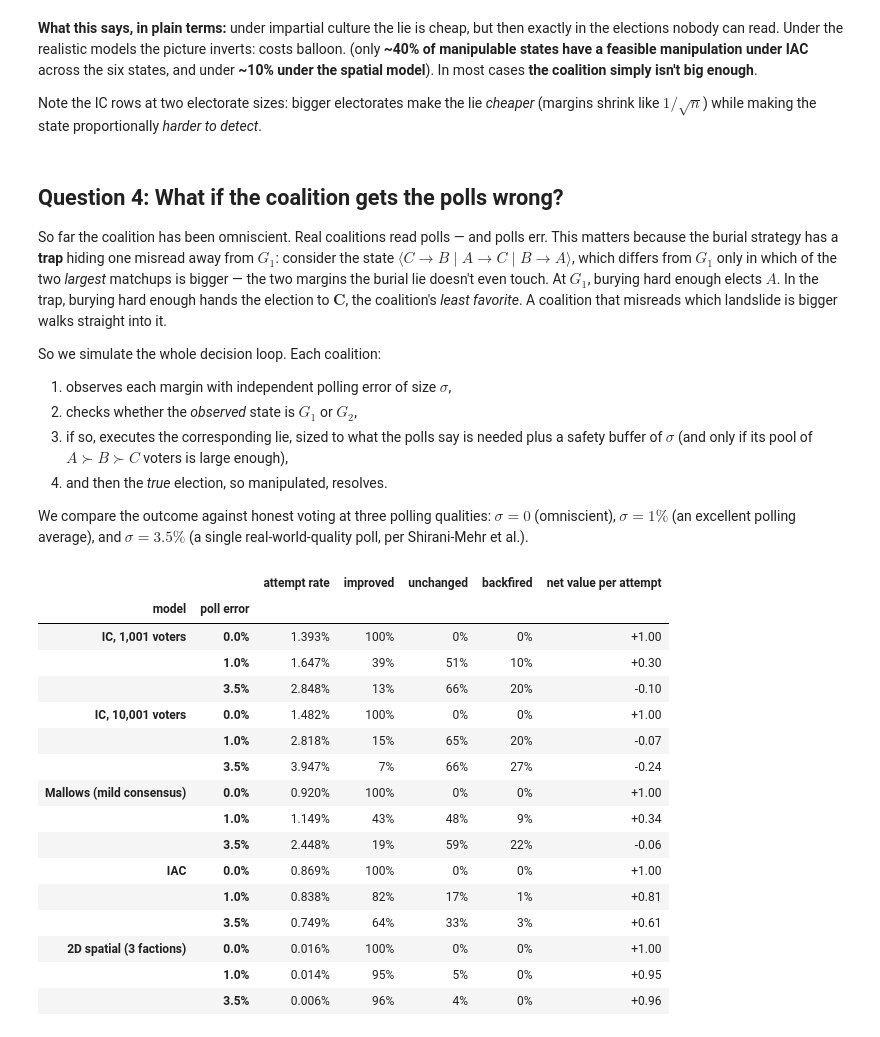
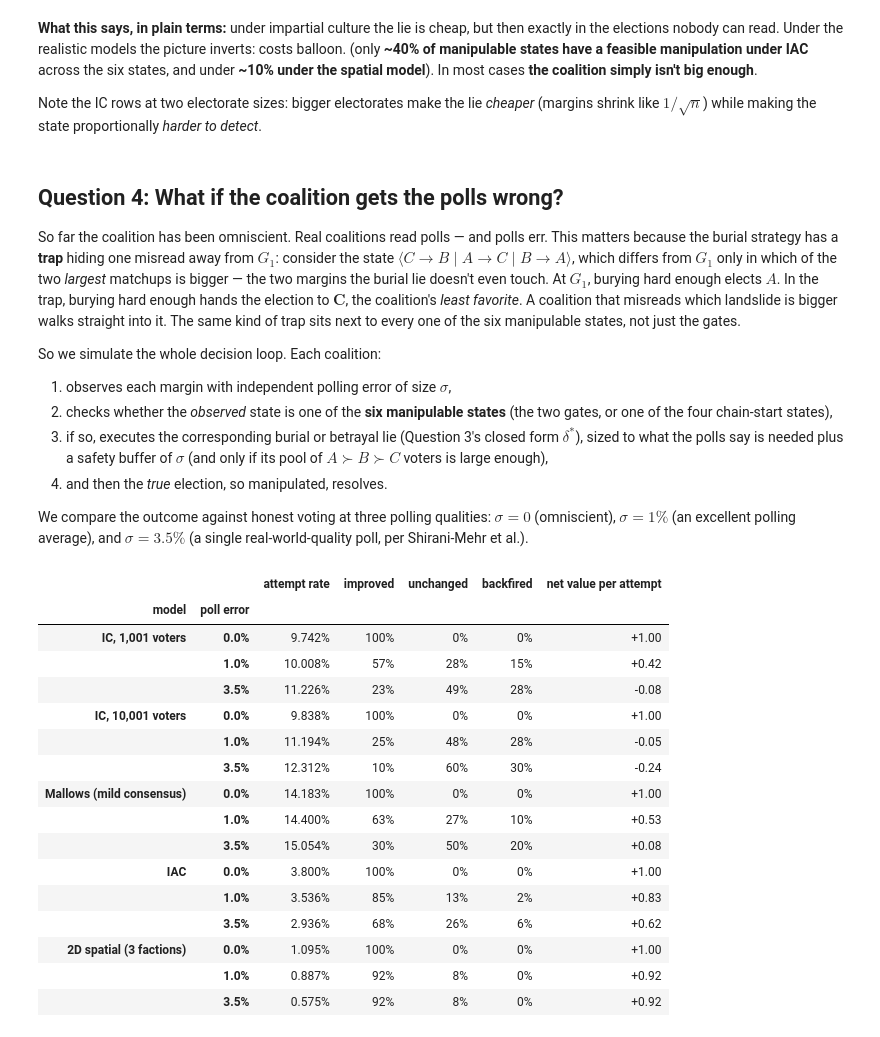
Before and after one commit to eigentaylor/eigentaylor.github.io, a Jupyter notebook: assets/jupyter/better_choices_simulations.ipynb, the cells around one changed output. Drawn from its saved outputs; the diff is of its cells as text; code cells hidden in the pictures.

```diff
--- a/assets/jupyter/better_choices_simulations.ipynb
+++ b/assets/jupyter/better_choices_simulations.ipynb
@@ -282,16 +288,24 @@ under candidate-symmetric models their margin profiles match.)
 # %%
-def bracket(cu, sid_target, labels):
+def bracket(cu, sid_target, state):
     _, sid = classify(cu['mAB'], cu['mBC'], cu['mCA'])
     mask = (sid == sid_target)
     M = np.abs(np.stack([cu['mAB'], cu['mBC'], cu['mCA']], axis=1))[mask]
     M.sort(axis=1)
+    labels = [f"{w}→{l}" for w, l in state]
     p1, p2, p3 = (np.median(M[:, k])*100 for k in range(3))
-    return f"⟨{labels[0]} ({p1:.2f}%) | {labels[1]} ({p2:.2f}%) | {labels[2]} ({p3:.2f}%)⟩"
+    pool_pct = np.median(cu['pool'][mask])*100 if mask.any() else float('nan')
+    bracket_str = f"⟨{labels[0]} ({p1:.2f}%) | {labels[1]} ({p2:.2f}%) | {labels[2]} ({p3:.2f}%)⟩"
+    return bracket_str, pool_pct
 
 rows = []
 for name, cu in cultures.items():
-    rows.append({'model': name,
-                 'median G1': bracket(cu, 3, ['C→B', 'B→A', 'A→C']),
-                 'median G2': bracket(cu, 5, ['B→C', 'A→B', 'C→A'])})
-pd.DataFrame(rows).set_index('model')
+    for sid, (label, state, depth) in enumerate(named):
+        bracket_str, pool_pct = bracket(cu, sid, state)
+        rows.append({
+            'model': name,
+            'state': label,
+            'median margins': bracket_str,
+            'median A≻B≻C pool': f"{pool_pct:.2f}%",
+        })
+pd.DataFrame(rows).set_index(['model', 'state'])
 # %% [output]
@@ -447,15 +472,18 @@ only in which of the two *largest* matchups is bigger — the two margins the
 burial lie doesn't even touch. At $G_1$, burying hard enough elects $A$. In
 the trap, burying hard enough hands the election to $\mathbf{C}$, the
 coalition's *least favorite*. A coalition that misreads which landslide is
-bigger walks straight into it.
+bigger walks straight into it. The same kind of trap sits next to every one of
+the six manipulable states, not just the gates.
 
 So we simulate the whole decision loop. Each coalition:
 
 1. observes each margin with independent polling error of size $\sigma$,
-2. checks whether the *observed* state is $G_1$ or $G_2$,
-3. if so, executes the corresponding lie, sized to what the polls say is
-   needed plus a safety buffer of $\sigma$ (and only if its pool of
-   $A \succ B \succ C$ voters is large enough),
+2. checks whether the *observed* state is one of the **six manipulable
+   states** (the two gates, or one of the four chain-start states),
+3. if so, executes the corresponding burial or betrayal lie (Question 3's
+   closed form $\delta^*$), sized to what the polls say is needed plus a
+   safety buffer of $\sigma$ (and only if its pool of $A \succ B \succ C$
+   voters is large enough),
 4. and then the *true* election, so manipulated, resolves.
 
 We compare the outcome against honest voting at three polling qualities:
@@ -484,55 +512,54 @@ def node_codes(mAB, mBC, mCA):
     sc = (mAB > 0).astype(int) + 2*(mBC > 0).astype(int) + 4*(mCA > 0).astype(int)
     return oi, sc
 
-G1_code, G2_code = tuple_to_code[G1], tuple_to_code[G2]
 UTIL = np.array([2, 1, 0])          # coalition's utility for A, B, C winning
 
 rows = []
 for name, cu in cultures.items():
     mAB, mBC, mCA = cu['mAB'], cu['mBC'], cu['mCA']
     n = len(mAB)
     honest = winner_lut[node_codes(mAB, mBC, mCA)]
     for sigma in [0.0, 0.01, 0.035]:
         noise = lambda: sigma * rng.standard_normal(n)
         oAB, oBC, oCA = mAB + noise(), mBC + noise(), mCA + noise()
-        ooi, osc = node_codes(oAB, oBC, oCA)
-        at_g1 = (ooi == G1_code[0]) & (osc == G1_code[1])
-        at_g2 = (ooi == G2_code[0]) & (osc == G2_code[1])
+        _, osid = classify(oAB, oBC, oCA)             # observed state, all six
+        at_bur = np.isin(osid, list(BURIAL_IDS))      # start1, start2, start3, G1
+        at_bet = np.isin(osid, [4, 5])                 # betrayal start, G2
         dplan = np.zeros(n)
-        dplan[at_g1] = (oBC[at_g1] - oAB[at_g1])/2 + max(sigma, 1e-9)
-        dplan[at_g2] = (oAB[at_g2] - oBC[at_g2])/2 + max(sigma, 1e-9)
-        act = (at_g1 | at_g2) & (dplan > 0)
+        dplan[at_bur] = (oBC[at_bur] - oAB[at_bur])/2 + max(sigma, 1e-9)
+        dplan[at_bet] = (oAB[at_bet] - oBC[at_bet])/2 + max(sigma, 1e-9)
+        act = (at_bur | at_bet) & (dplan > 0)
         act &= dplan <= cu['pool']
         nAB, nBC = mAB.copy(), mBC.copy()
-        nBC[at_g1 & act] -= 2*dplan[at_g1 & act]
-        nAB[at_g2 & act] -= 2*dplan[at_g2 & act]
+        nBC[at_bur & act] -= 2*dplan[at_bur & act]
+        nAB[at_bet & act] -= 2*dplan[at_bet & act]
         outcome = winner_lut[node_codes(nAB, nBC, mCA)]
         du = (UTIL[outcome] - UTIL[honest])[act]
         rows.append({
             'model': name,
             'poll error': f"{sigma*100:.1f}%",
             'attempt rate': f"{act.mean()*100:.3f}%",
             'improved':  f"{(du > 0).mean()*100:.0f}%",
             'unchanged': f"{(du == 0).mean()*100:.0f}%",
             'backfired': f"{(du < 0).mean()*100:.0f}%",
             'net value per attempt': f"{du.mean():+.2f}",
         })
 pd.DataFrame(rows).set_index(['model', 'poll error'])
 # %% [output]
 |  |  | attempt rate | improved | unchanged | backfired | net value per attempt |
 | model | poll error |  |  |  |  |  |
-| IC, 1,001 voters | 0.0% | 1.393% | 100% | 0% | 0% | +1.00 |
-|  | 1.0% | 1.647% | 39% | 51% | 10% | +0.30 |
-|  | 3.5% | 2.848% | 13% | 66% | 20% | -0.10 |
-| IC, 10,001 voters | 0.0% | 1.482% | 100% | 0% | 0% | +1.00 |
-|  | 1.0% | 2.818% | 15% | 65% | 20% | -0.07 |
-|  | 3.5% | 3.947% | 7% | 66% | 27% | -0.24 |
-| Mallows (mild consensus) | 0.0% | 0.920% | 100% | 0% | 0% | +1.00 |
-|  | 1.0% | 1.149% | 43% | 48% | 9% | +0.34 |
-|  | 3.5% | 2.448% | 19% | 59% | 22% | -0.06 |
-| IAC | 0.0% | 0.869% | 100% | 0% | 0% | +1.00 |
-|  | 1.0% | 0.838% | 82% | 17% | 1% | +0.81 |
-|  | 3.5% | 0.749% | 64% | 33% | 3% | +0.61 |
-| 2D spatial (3 factions) | 0.0% | 0.016% | 100% | 0% | 0% | +1.00 |
-|  | 1.0% | 0.014% | 95% | 5% | 0% | +0.95 |
-|  | 3.5% | 0.006% | 96% | 4% | 0% | +0.96 |
+| IC, 1,001 voters | 0.0% | 9.742% | 100% | 0% | 0% | +1.00 |
+|  | 1.0% | 10.008% | 57% | 28% | 15% | +0.42 |
+|  | 3.5% | 11.226% | 23% | 49% | 28% | -0.08 |
+| IC, 10,001 voters | 0.0% | 9.838% | 100% | 0% | 0% | +1.00 |
+|  | 1.0% | 11.194% | 25% | 48% | 28% | -0.05 |
+|  | 3.5% | 12.312% | 10% | 60% | 30% | -0.24 |
+| Mallows (mild consensus) | 0.0% | 14.183% | 100% | 0% | 0% | +1.00 |
+|  | 1.0% | 14.400% | 63% | 27% | 10% | +0.53 |
+|  | 3.5% | 15.054% | 30% | 50% | 20% | +0.08 |
+| IAC | 0.0% | 3.800% | 100% | 0% | 0% | +1.00 |
+|  | 1.0% | 3.536% | 85% | 13% | 2% | +0.83 |
+|  | 3.5% | 2.936% | 68% | 26% | 6% | +0.62 |
+| 2D spatial (3 factions) | 0.0% | 1.095% | 100% | 0% | 0% | +1.00 |
+|  | 1.0% | 0.887% | 92% | 8% | 0% | +0.92 |
+|  | 3.5% | 0.575% | 92% | 8% | 0% | +0.92 |
```
Also changed, not shown: parts of 2 cells of this notebook.
